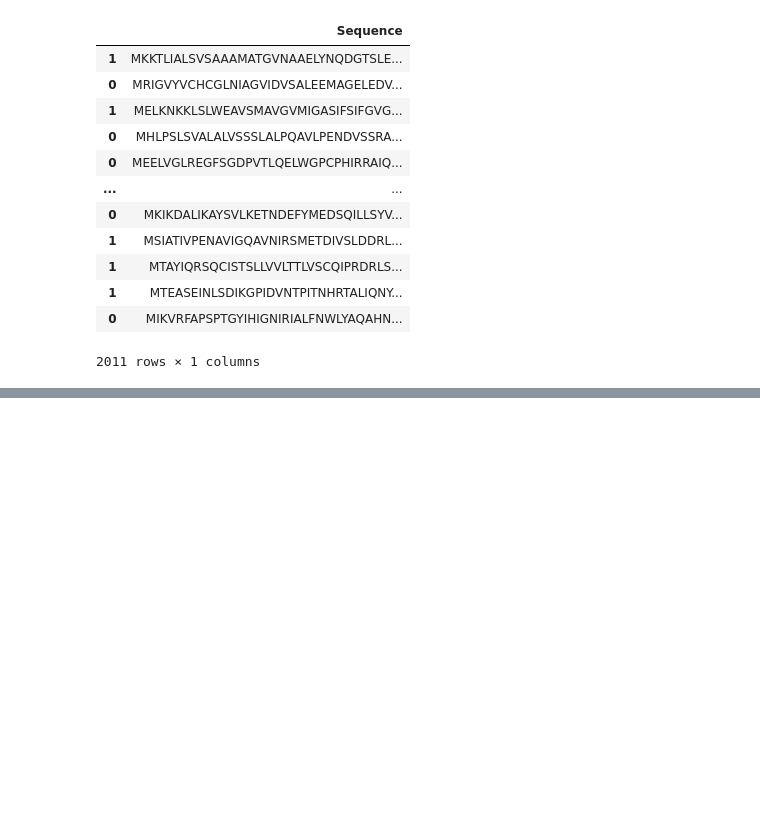
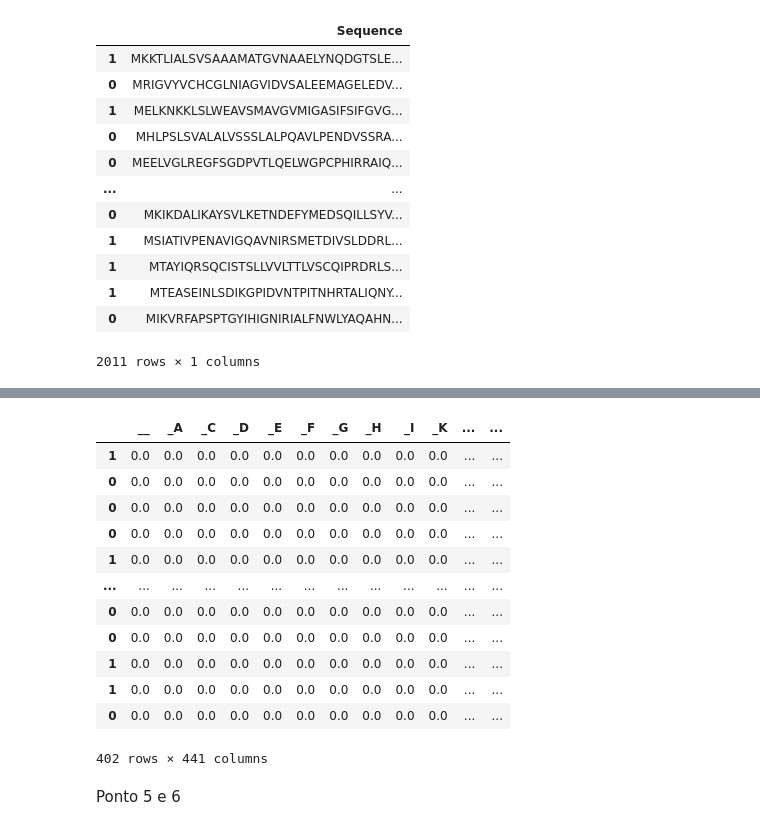
Before and after one commit to carinaa9/si, a Jupyter notebook: scripts/aula8.ipynb, the cells around one changed output, grey strips where cells are left out. Cells and saved outputs as stored; diff of their text form; code cells hidden in the pictures; blank space fills up the shorter version.

```diff
--- a/scripts/aula8.ipynb
+++ b/scripts/aula8.ipynb
@@ -82,0 +244,18 @@ data.print_dataframe()
+# %%
+transporters_test.print_dataframe()
+# %% [output]
+|  | __ | _A | _C | _D | _E | _F | _G | _H | _I | _K | ... | ... |
+| 1 | 0.0 | 0.0 | 0.0 | 0.0 | 0.0 | 0.0 | 0.0 | 0.0 | 0.0 | 0.0 | ... | ... |
+| 0 | 0.0 | 0.0 | 0.0 | 0.0 | 0.0 | 0.0 | 0.0 | 0.0 | 0.0 | 0.0 | ... | ... |
+| 0 | 0.0 | 0.0 | 0.0 | 0.0 | 0.0 | 0.0 | 0.0 | 0.0 | 0.0 | 0.0 | ... | ... |
+| 0 | 0.0 | 0.0 | 0.0 | 0.0 | 0.0 | 0.0 | 0.0 | 0.0 | 0.0 | 0.0 | ... | ... |
+| 1 | 0.0 | 0.0 | 0.0 | 0.0 | 0.0 | 0.0 | 0.0 | 0.0 | 0.0 | 0.0 | ... | ... |
+| ... | ... | ... | ... | ... | ... | ... | ... | ... | ... | ... | ... | ... |
+| 0 | 0.0 | 0.0 | 0.0 | 0.0 | 0.0 | 0.0 | 0.0 | 0.0 | 0.0 | 0.0 | ... | ... |
+| 0 | 0.0 | 0.0 | 0.0 | 0.0 | 0.0 | 0.0 | 0.0 | 0.0 | 0.0 | 0.0 | ... | ... |
+| 1 | 0.0 | 0.0 | 0.0 | 0.0 | 0.0 | 0.0 | 0.0 | 0.0 | 0.0 | 0.0 | ... | ... |
+| 1 | 0.0 | 0.0 | 0.0 | 0.0 | 0.0 | 0.0 | 0.0 | 0.0 | 0.0 | 0.0 | ... | ... |
+| 0 | 0.0 | 0.0 | 0.0 | 0.0 | 0.0 | 0.0 | 0.0 | 0.0 | 0.0 | 0.0 | ... | ... |
+402 rows × 441 columns
+# %% [markdown]
+Ponto 5 e 6
```
Also changed, not shown: parts of 23 cells of this notebook, 8 other files.
